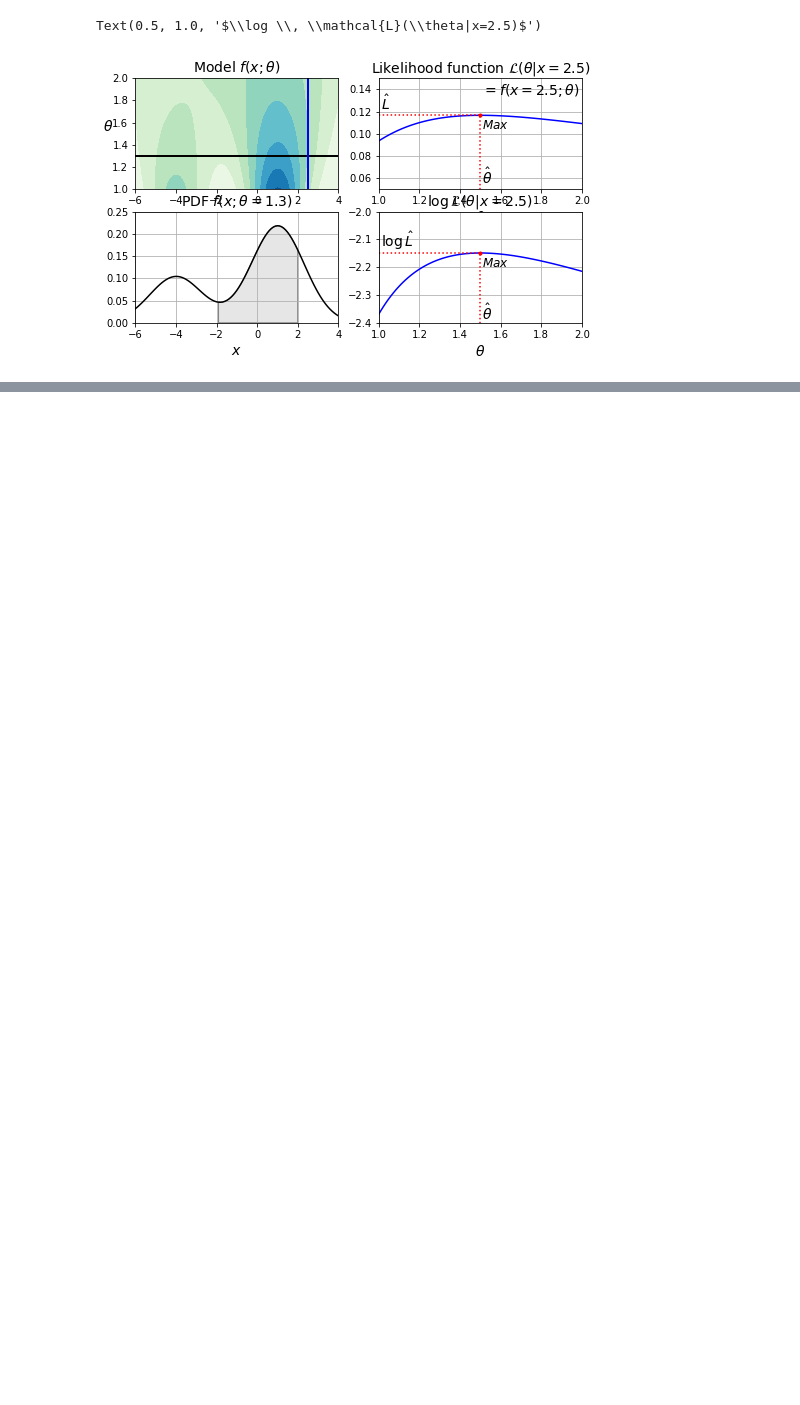
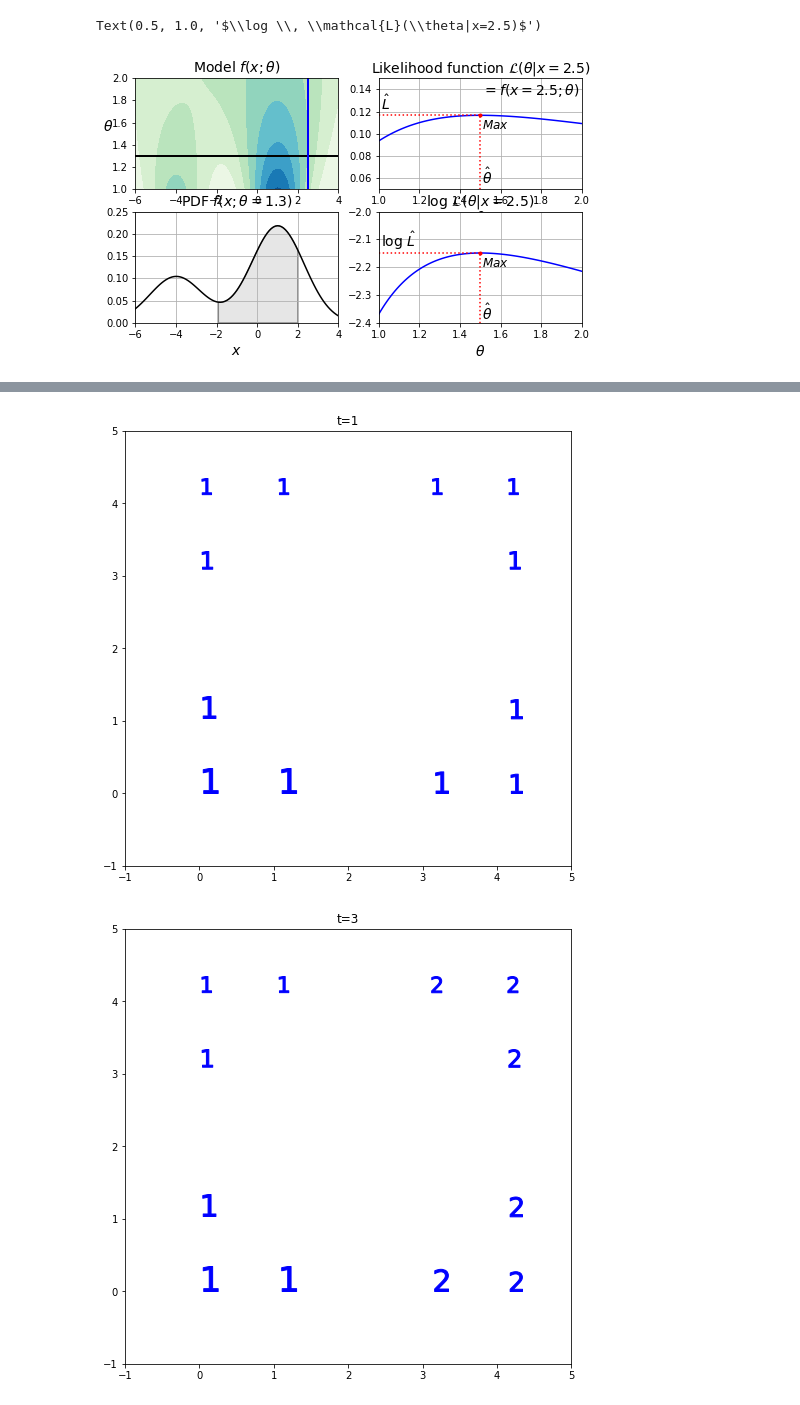
Before and after one commit to ahromero/BUAP_MachineLearning2022, a Jupyter notebook: 10CAP_Clustering.ipynb, the cells around one changed output, grey strips where cells are left out. Drawn from its saved outputs; the diff is of its cells as text; code cells hidden in the pictures; blank space fills up the shorter version.

```diff
--- a/10CAP_Clustering.ipynb
+++ b/10CAP_Clustering.ipynb
@@ -1955,0 +2007,21 @@ plt.scatter(X[:, 0], X[:, 1], color=colors[T-1]);
+# %%
+# veamos ahora el clustering usando "maxclust".
+# para la grafica, usamos el numero al que corresponde
+
+# Aqui el parametro t limita el numero de clusters. Si t=1, los otros criterios no son usados
+# ya que todos pertenecen al mismo cluster
+
+for tt in [1, 3, 5, 9]:
+    plt.figure(figsize=(8,8))
+    plt.title('t={}'.format(str(tt)))
+    plt.xlim((-1,5))
+    plt.ylim((-1,5))
+    memberships = fcluster(Z, t=tt, criterion='maxclust')
+    for ii in range(len(memberships)):
+        path = TextPath((X_ejem[ii,0],X_ejem[ii,1]), str(memberships[ii]))
+        plt.plot(X_ejem[ii,0],X_ejem[ii,1],marker=path,c='b',markersize=50)
+
+    plt.show()
+# %% [output]
+[figure, added]
+[figure, added]
```
Also changed, not shown: parts of 223 cells of this notebook, 6 other files.
